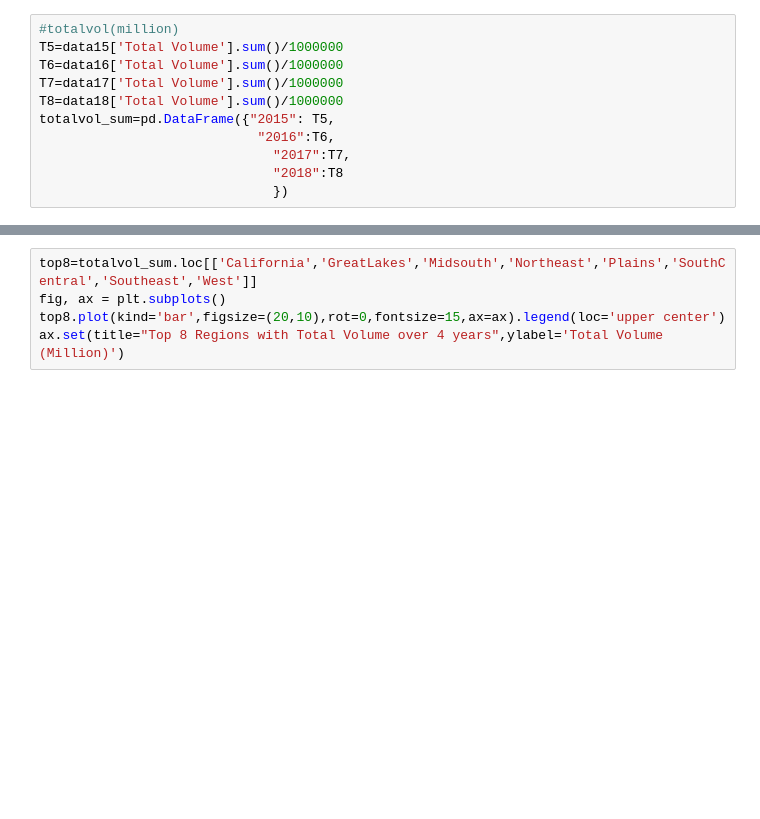
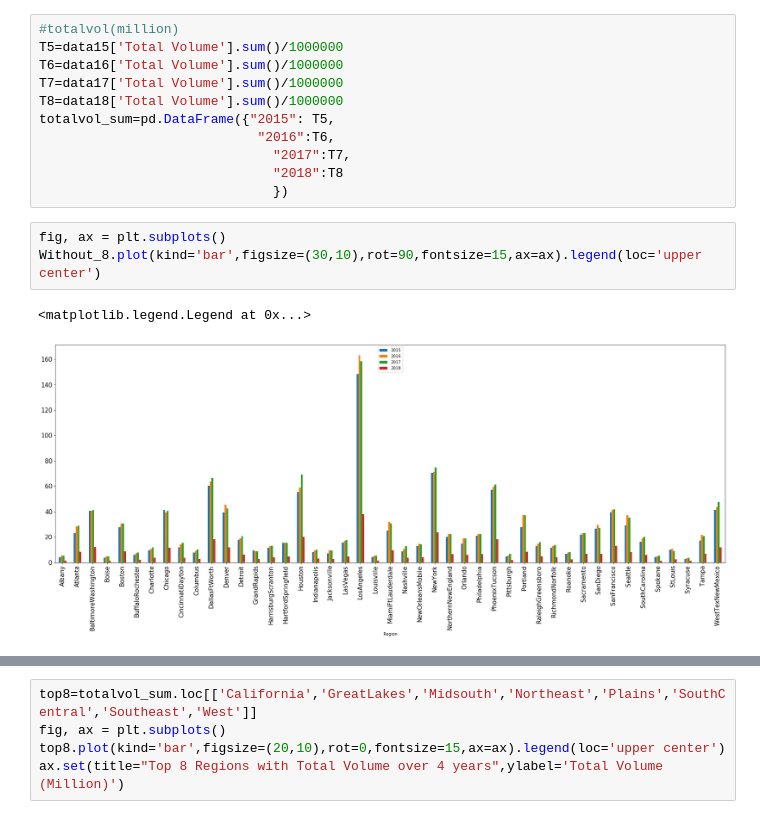
Before and after one commit to busy0312/Porject-1_-Team5, a Jupyter notebook: Avocado_Data Analysis.ipynb, the cells around one changed output, grey strips where cells are left out. Drawn from its saved outputs; the diff is of its cells as text; blank space fills up the shorter version.

```diff
--- a/Avocado_Data Analysis.ipynb
+++ b/Avocado_Data Analysis.ipynb
@@ -70,3 +70,9 @@ totalvol_sum=pd.DataFrame({"2015": T5,
                               "2017":T7,
                               "2018":T8
                               })
+# %%
+fig, ax = plt.subplots()
+Without_8.plot(kind='bar',figsize=(30,10),rot=90,fontsize=15,ax=ax).legend(loc='upper center')
+# %% [output]
+<matplotlib.legend.Legend at 0x...>
+[figure, added]
```
Also changed, not shown: parts of 5 cells of this notebook, 1 other file.
